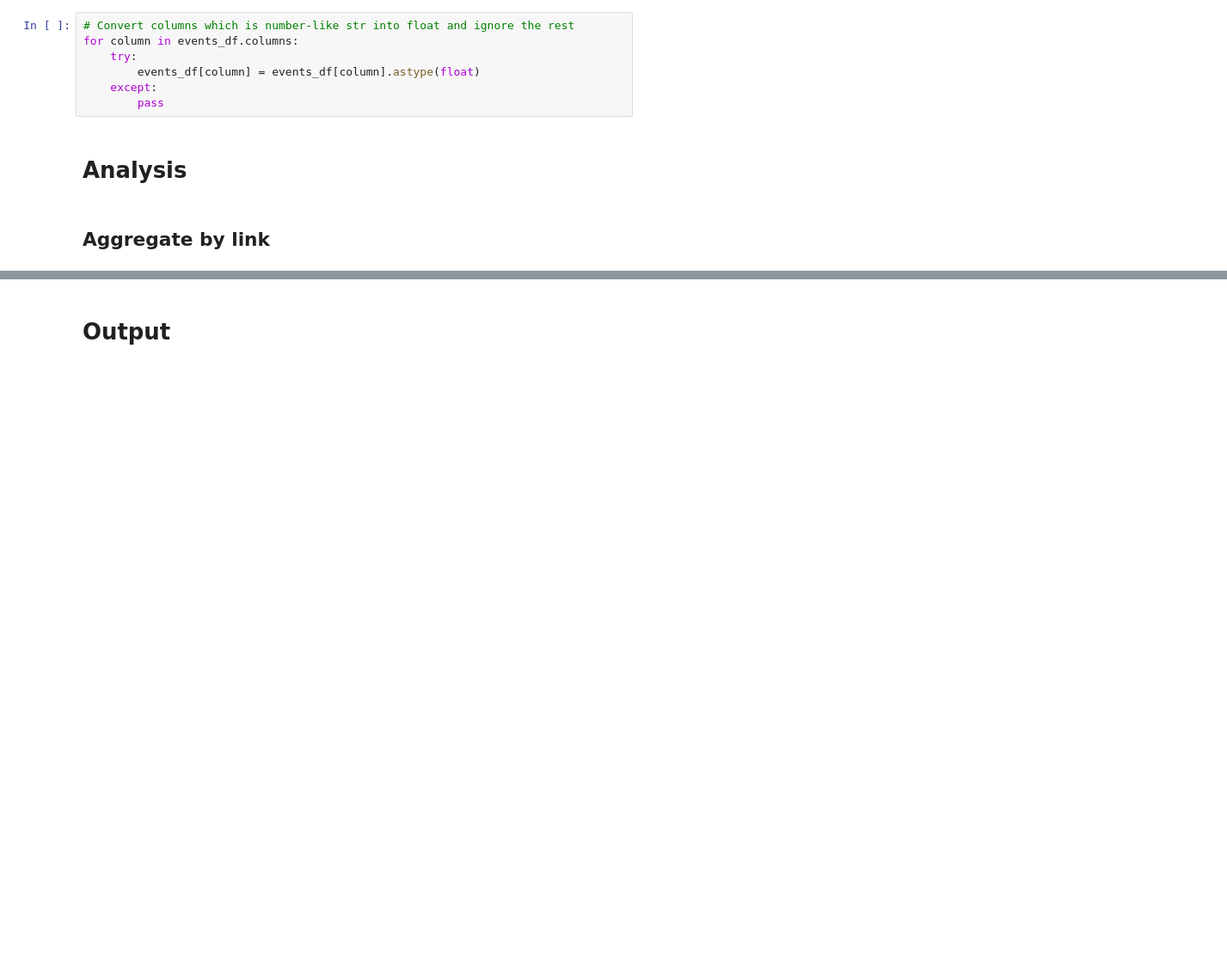
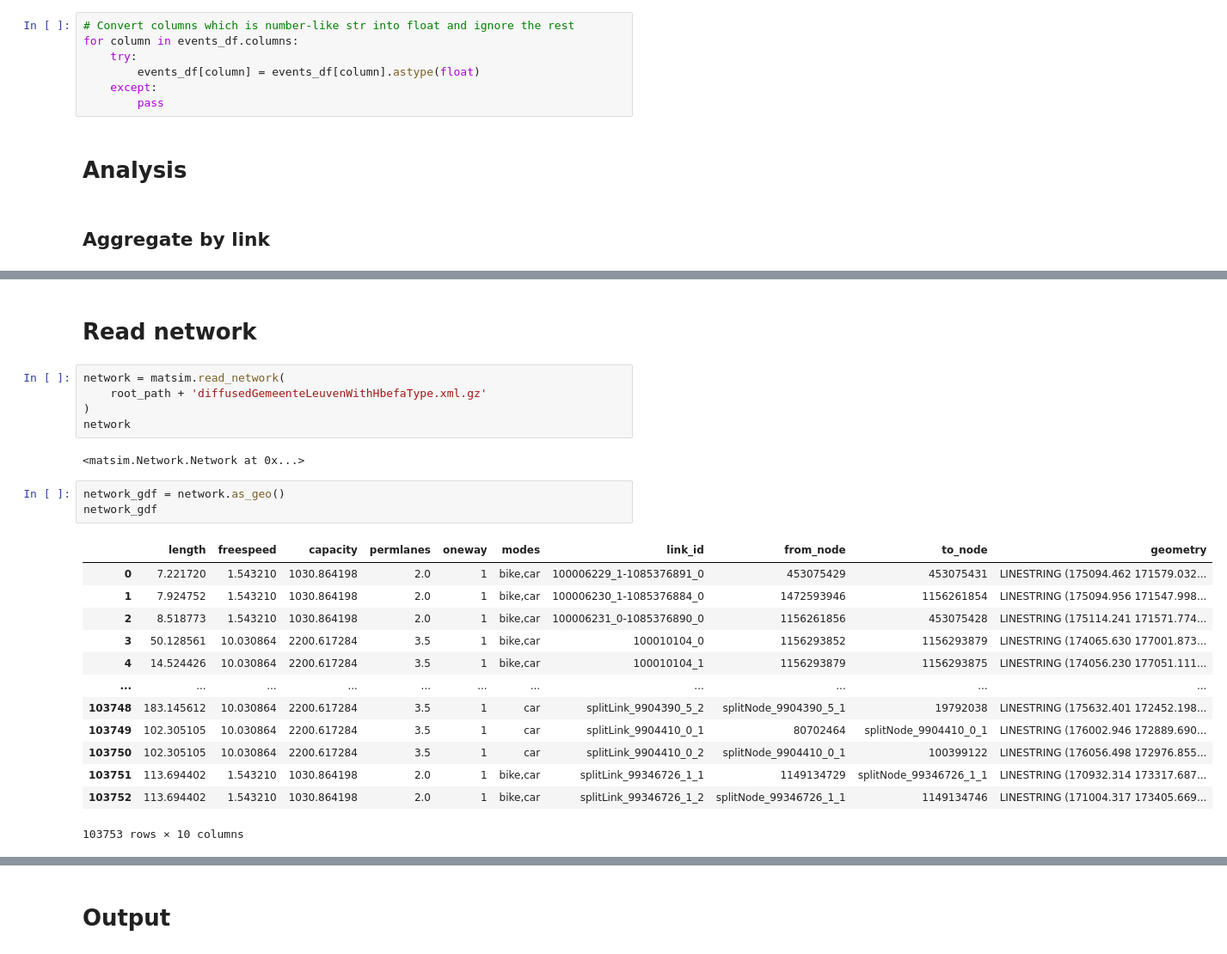
Before and after one commit to XanderPENG/matsim-xp, a Jupyter notebook: src/main/python/freight_emission/emission_results_anls.ipynb, the cells around one changed output, grey strips where cells are left out. Shown: that part at 86% size. Saved outputs shown, nothing was run; the diff lists cells and outputs as text; blank space fills up the shorter version.

```diff
--- a/src/main/python/freight_emission/emission_results_anls.ipynb
+++ b/src/main/python/freight_emission/emission_results_anls.ipynb
@@ -128,0 +223,26 @@ link_co2e
+# %% [markdown]
+# Read network
+# %%
+network = matsim.read_network(
+    root_path + 'diffusedGemeenteLeuvenWithHbefaType.xml.gz'
+)
+network
+# %% [output]
+<matsim.Network.Network at 0x...>
+# %%
+network_gdf = network.as_geo()
+network_gdf
+# %% [output]
+|  | length | freespeed | capacity | permlanes | oneway | modes | link_id | from_node | to_node | geometry |
+| 0 | 7.221720 | 1.543210 | 1030.864198 | 2.0 | 1 | bike,car | 100006229_1-1085376891_0 | 453075429 | 453075431 | LINESTRING (175094.462 171579.032... |
+| 1 | 7.924752 | 1.543210 | 1030.864198 | 2.0 | 1 | bike,car | 100006230_1-1085376884_0 | 1472593946 | 1156261854 | LINESTRING (175094.956 171547.998... |
+| 2 | 8.518773 | 1.543210 | 1030.864198 | 2.0 | 1 | bike,car | 100006231_0-1085376890_0 | 1156261856 | 453075428 | LINESTRING (175114.241 171571.774... |
+| 3 | 50.128561 | 10.030864 | 2200.617284 | 3.5 | 1 | bike,car | 100010104_0 | 1156293852 | 1156293879 | LINESTRING (174065.630 177001.873... |
+| 4 | 14.524426 | 10.030864 | 2200.617284 | 3.5 | 1 | bike,car | 100010104_1 | 1156293879 | 1156293875 | LINESTRING (174056.230 177051.111... |
+| ... | ... | ... | ... | ... | ... | ... | ... | ... | ... | ... |
+| 103748 | 183.145612 | 10.030864 | 2200.617284 | 3.5 | 1 | car | splitLink_9904390_5_2 | splitNode_9904390_5_1 | 19792038 | LINESTRING (175632.401 172452.198... |
+| 103749 | 102.305105 | 10.030864 | 2200.617284 | 3.5 | 1 | car | splitLink_9904410_0_1 | 80702464 | splitNode_9904410_0_1 | LINESTRING (176002.946 172889.690... |
+| 103750 | 102.305105 | 10.030864 | 2200.617284 | 3.5 | 1 | car | splitLink_9904410_0_2 | splitNode_9904410_0_1 | 100399122 | LINESTRING (176056.498 172976.855... |
+| 103751 | 113.694402 | 1.543210 | 1030.864198 | 2.0 | 1 | bike,car | splitLink_99346726_1_1 | 1149134729 | splitNode_99346726_1_1 | LINESTRING (170932.314 173317.687... |
+| 103752 | 113.694402 | 1.543210 | 1030.864198 | 2.0 | 1 | bike,car | splitLink_99346726_1_2 | splitNode_99346726_1_1 | 1149134746 | LINESTRING (171004.317 173405.669... |
+103753 rows × 10 columns
```
Also changed, not shown: parts of 23 cells of this notebook, 28 other files.
